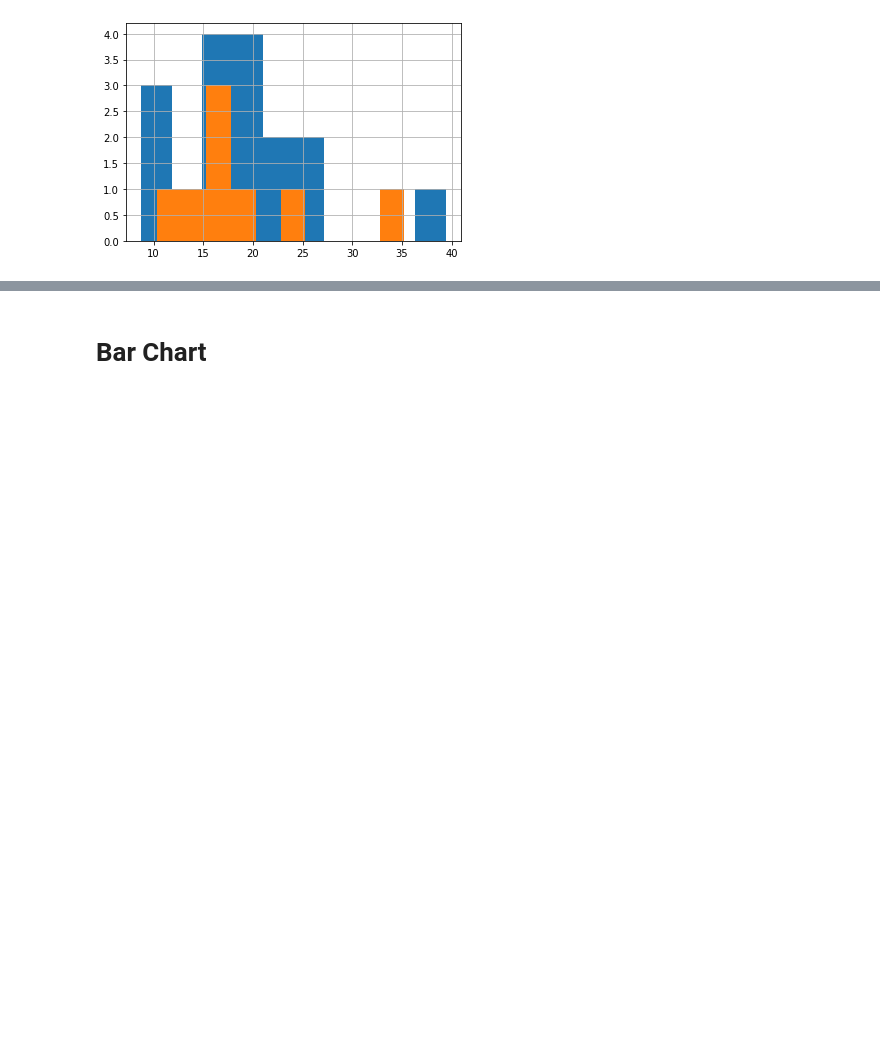
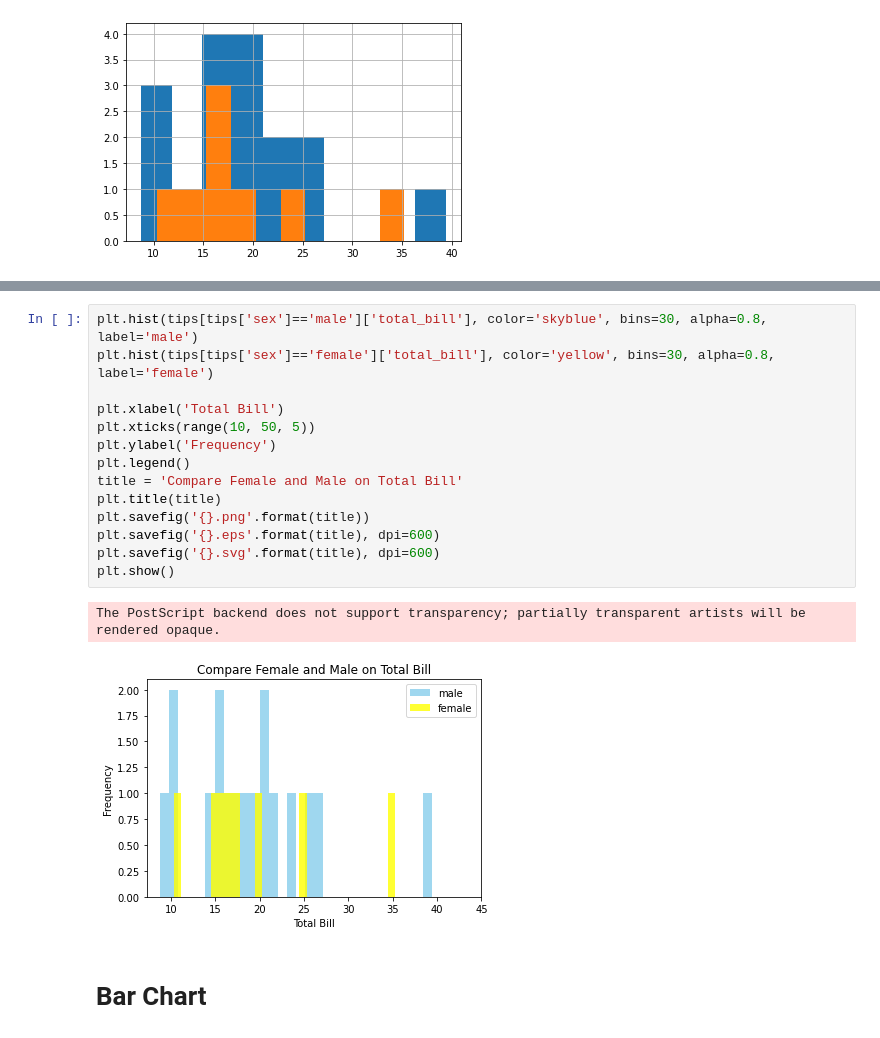
Before and after one commit to Doris404/How2Code, a Jupyter notebook: visualize.ipynb, the cells around one changed output, grey strips where cells are left out. Drawn from its saved outputs; the diff is of its cells as text; blank space fills up the shorter version.

```diff
--- a/visualize.ipynb
+++ b/visualize.ipynb
@@ -87,3 +103,20 @@ tips[tips['sex']=='female']['total_bill'].hist()
+# %%
+plt.hist(tips[tips['sex']=='male']['total_bill'], color='skyblue', bins=30, alpha=0.8, label='male')
+plt.hist(tips[tips['sex']=='female']['total_bill'], color='yellow', bins=30, alpha=0.8, label='female')
+
+plt.xlabel('Total Bill')
+plt.xticks(range(10, 50, 5))
+plt.ylabel('Frequency')
+plt.legend()
+title = 'Compare Female and Male on Total Bill'
+plt.title(title)
+plt.savefig('{}.png'.format(title))
+plt.savefig('{}.eps'.format(title), dpi=600)
+plt.savefig('{}.svg'.format(title), dpi=600)
+plt.show()
+# %% [output]
+The PostScript backend does not support transparency; partially transparent artists will be rendered opaque.
+[figure, added]
 # %% [markdown]
 # Bar Chart
 # %%
```
Also changed, not shown: parts of 3 cells of this notebook, 11 other files.
